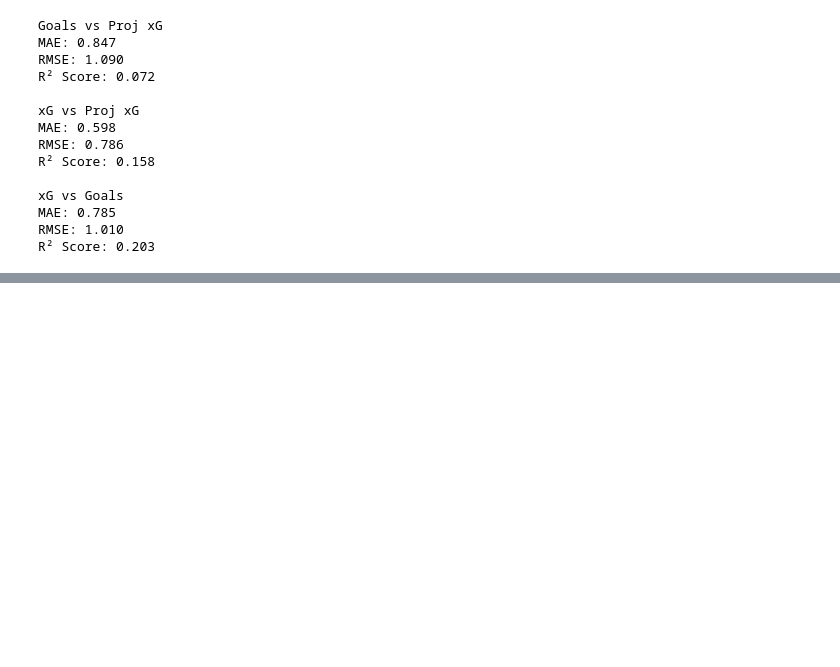
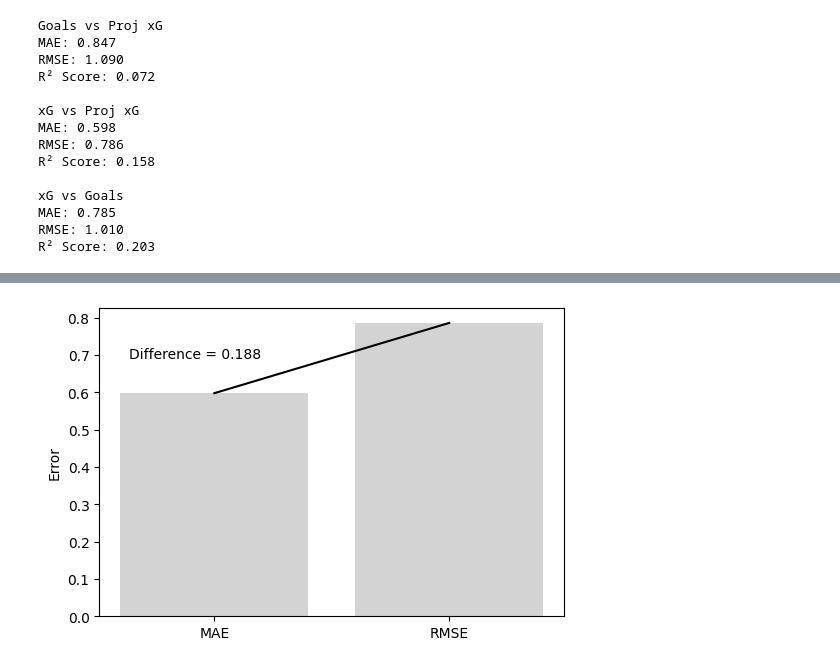
Before and after one commit to venomio5/soccer-prediction-analysis, a Jupyter notebook: src/xg_analysis.ipynb, the cells around one changed output, grey strips where cells are left out. Drawn from its saved outputs; the diff is of its cells as text; code cells hidden in the pictures; blank space fills up the shorter version.

```diff
--- a/src/xg_analysis.ipynb
+++ b/src/xg_analysis.ipynb
@@ -62,0 +121,15 @@ R² Score: 0.203
+# %%
+difference = rmse2 - mae2
+
+fig, ax = plt.subplots(figsize=(6, 4))
+
+plt.bar(['MAE', 'RMSE'], [mae2, rmse2], color='lightgrey')
+plt.plot(['MAE', 'RMSE'], [mae2, rmse2], color='black')
+
+plt.text(0.2, (mae2 + rmse2) / 2, f'Difference = {difference:.3f}',
+         ha='right')
+
+plt.ylabel('Error')
+plt.show()
+# %% [output]
+[figure, added]
```
Also changed, not shown: parts of 6 cells of this notebook, 8 other files.
